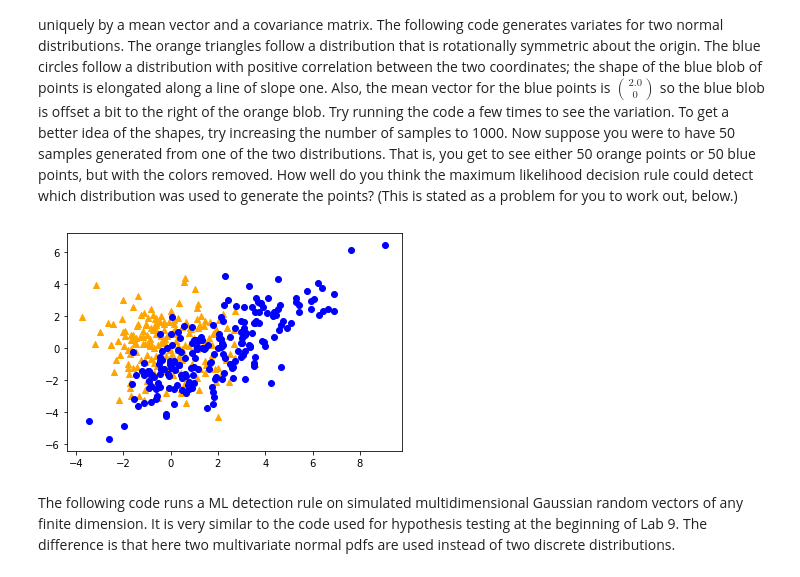
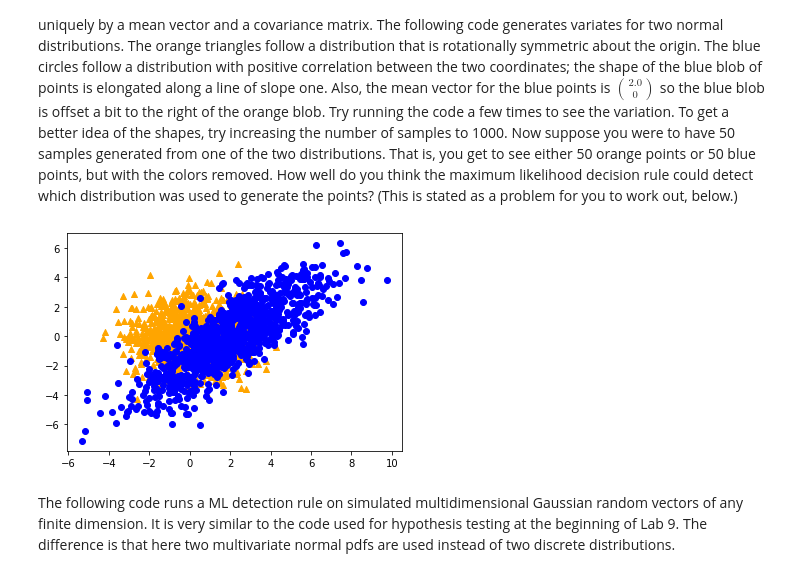
Before and after one commit to RickyL-2000/ZJUI-lib, a Jupyter notebook: JUNIOR/ECE314/lab10/Lab 10.ipynb, the cells around one changed output. Cells and saved outputs as stored; diff of their text form; code cells hidden in the pictures.

```diff
--- a/JUNIOR/ECE314/lab10/Lab 10.ipynb
+++ b/JUNIOR/ECE314/lab10/Lab 10.ipynb
@@ -503,20 +503,20 @@ $\Sigma=\left( \begin{array}  \mbox{Cov}(X_1,X_1) & \mbox{Cov}(X_1,X_2)\\ \mbox{
 Joint normal (also known as joint Gaussian) distributions exist in any number of dimensions.   A Guassian distribution in a given number of dimensions is specified uniquely by a mean vector and a covariance matrix.  The following code generates variates for two normal distributions.  The orange triangles follow a distribution that is rotationally symmetric about the origin.   The blue circles follow a distribution with positive correlation between the two coordinates; the shape of the blue blob of points is elongated along a line of slope one.  Also, the mean vector for the blue points is $\binom{2.0}{0}$ so the blue blob is offset a bit to the right of the orange blob.   Try running the code a few times to see the variation.   To get a better idea of the shapes, try increasing the number of samples to 1000.   Now suppose you were to have 50 samples generated from one of the two distributions. That is, you get to see either 50 orange points or 50 blue points, but with the colors removed.  How well do you think the maximum likelihood decision rule could detect which distribution was used to generate the points?  (This is stated as a problem for you to work out,  below.)
 # %%
 dim=2  # Dimension of the random vectors
-num_samples=200
+num_samples=1000
 Sigma0=2.0*np.identity(dim)    # identity matrix
 Sigma1=np.identity(dim)+ 4.0*np.ones([dim,dim])   # some positive correlation added
 mu0=np.zeros(dim)
 mu1=np.zeros(dim)
 mu1[0]=2.0  # first coordinate has nonzero mean under H1
 variates0= multivariate_normal.rvs(mu0,Sigma0,num_samples)
 variates1= multivariate_normal.rvs(mu1,Sigma1,num_samples)
 plt.scatter(variates0[:,0],variates0[:,1],color='orange',marker='^')
 plt.scatter(variates1[:,0],variates1[:,1],color='blue')
 # plt.plot.scatter(variates2)
 plt.show()
 # %% [output]
-[figure, old version]
+[figure, new version]
 # %% [markdown]
 The following code runs a ML detection rule on simulated multidimensional Gaussian random vectors of any finite dimension. It is very similar to the code used for hypothesis testing at the beginning of Lab 9.  The difference is that here two multivariate normal pdfs are used instead of two discrete distributions.
 # %%
```
Also changed, not shown: parts of 3 cells of this notebook, 2 other files.
